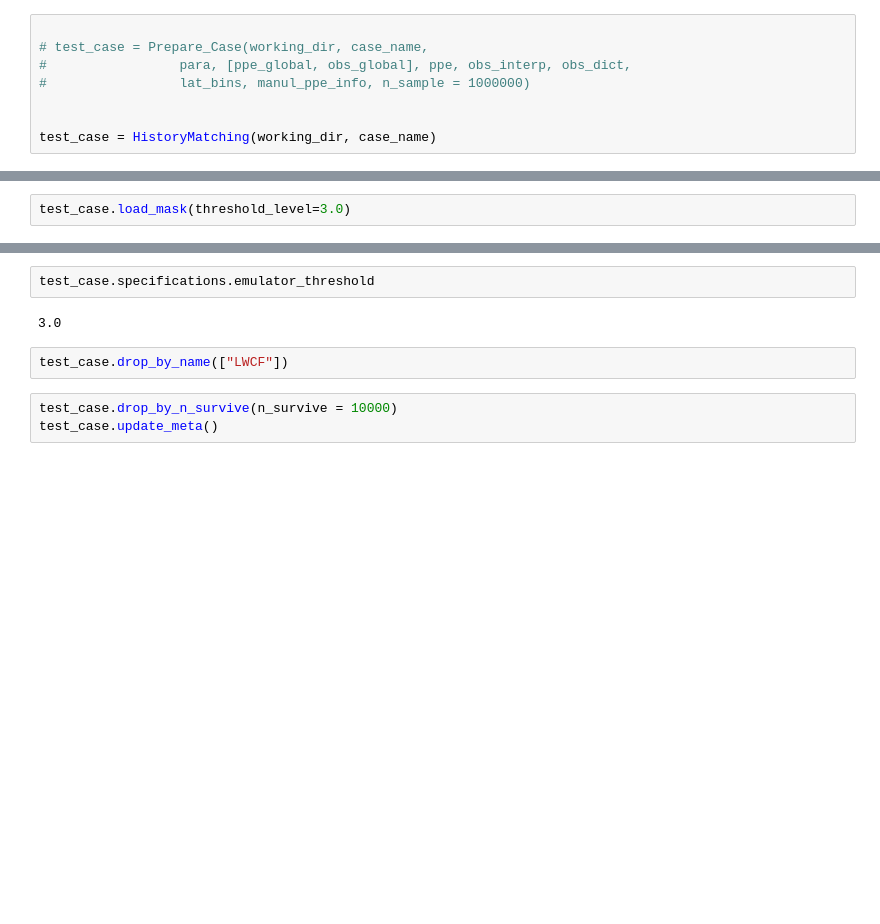
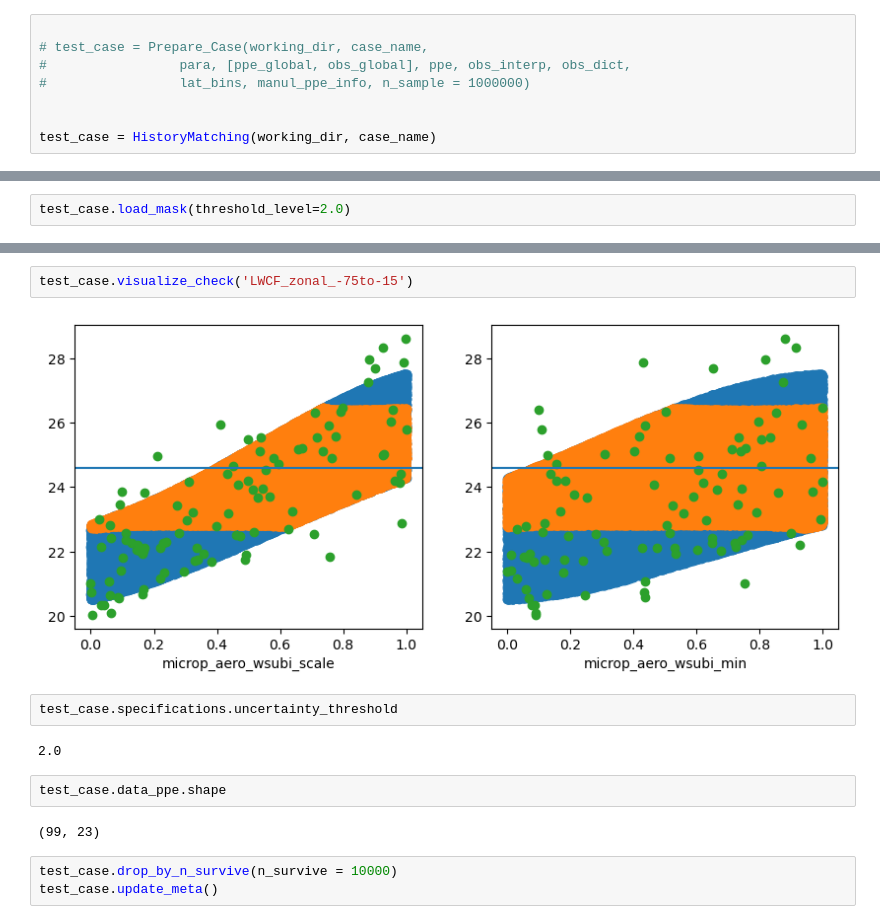
Before and after one commit to yiqioyang/proj2dhullsampler, a Jupyter notebook: notebooks/prepare.ipynb, the cells around one changed output, grey strips where cells are left out. Cells and saved outputs as stored; diff of their text form; blank space fills up the shorter version.

Commit message:
Done with preparing, need more test

```diff
--- a/notebooks/prepare.ipynb
+++ b/notebooks/prepare.ipynb
@@ -141,3 +142,3 @@ test_case.load_case()
 test_case.create_mask(threshold_level=3.0)
 # %%
-test_case.load_mask(threshold_level=3.0)
+test_case.load_mask(threshold_level=2.0)
@@ -144,9 +164,15 @@ test_case.load_mask(threshold_level=3.0)
+# %%
+test_case.visualize_check('LWCF_zonal_-75to-15')
+# %% [output]
+[figure, added]
 # %%
-test_case.specifications.emulator_threshold
+test_case.specifications.uncertainty_threshold
 # %% [output]
-3.0
+2.0
-# %%
-test_case.drop_by_name(["LWCF"])
+# %%
+test_case.data_ppe.shape
+# %% [output]
+(99, 23)
 # %%
 test_case.drop_by_n_survive(n_survive = 10000)
 test_case.update_meta()
```
Also changed, not shown: parts of 7 cells of this notebook, 4 other files.
